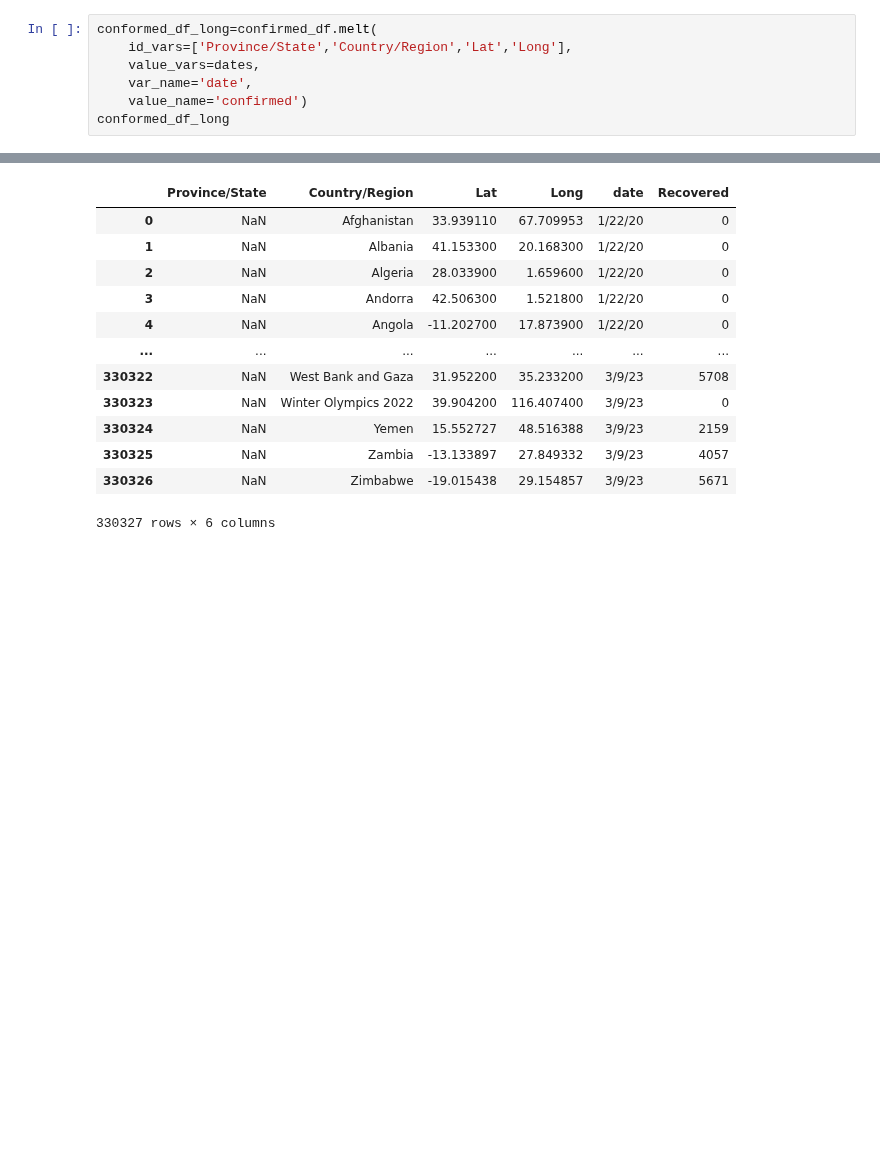
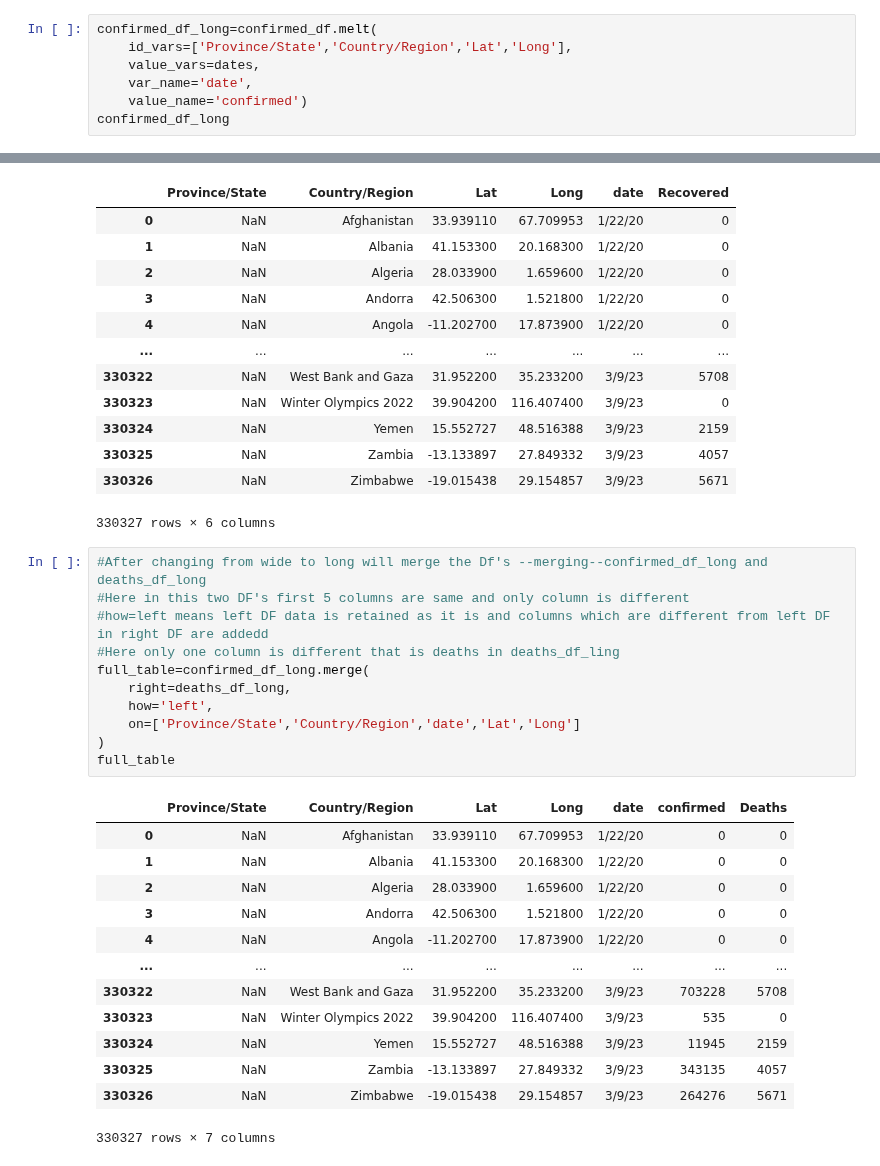
Before and after one commit to ramnagella/Demo, a Jupyter notebook: DA_Day11.ipynb, the cells around one changed output, grey strips where cells are left out. Drawn from its saved outputs; the diff is of its cells as text; blank space fills up the shorter version.

```diff
--- a/DA_Day11.ipynb
+++ b/DA_Day11.ipynb
@@ -216,12 +216,12 @@ conformed_df_long
 | 330326 | NaN | Zimbabwe | -19.015438 | 29.154857 | 3/9/23 | 264276 |
 330327 rows × 6 columns
 # %%
-conformed_df_long=confirmed_df.melt(
+confirmed_df_long=confirmed_df.melt(
     id_vars=['Province/State','Country/Region','Lat','Long'],
     value_vars=dates,
     var_name='date',
     value_name='confirmed')
-conformed_df_long
+confirmed_df_long
 # %% [output]
 |  | Province/State | Country/Region | Lat | Long | date | confirmed |
 | 0 | NaN | Afghanistan | 33.939110 | 67.709953 | 1/22/20 | 0 |
@@ -298,3 +298,28 @@ recovered_df_long
 | 330325 | NaN | Zambia | -13.133897 | 27.849332 | 3/9/23 | 4057 |
 | 330326 | NaN | Zimbabwe | -19.015438 | 29.154857 | 3/9/23 | 5671 |
 330327 rows × 6 columns
+# %%
+#After changing from wide to long will merge the Df's --merging--confirmed_df_long and deaths_df_long
+#Here in this two DF's first 5 columns are same and only column is different
+#how=left means left DF data is retained as it is and columns which are different from left DF in right DF are addedd
+#Here only one column is different that is deaths in deaths_df_ling
+full_table=confirmed_df_long.merge(
+    right=deaths_df_long,
+    how='left',
+    on=['Province/State','Country/Region','date','Lat','Long']
+)
+full_table
+# %% [output]
+|  | Province/State | Country/Region | Lat | Long | date | confirmed | Deaths |
+| 0 | NaN | Afghanistan | 33.939110 | 67.709953 | 1/22/20 | 0 | 0 |
+| 1 | NaN | Albania | 41.153300 | 20.168300 | 1/22/20 | 0 | 0 |
+| 2 | NaN | Algeria | 28.033900 | 1.659600 | 1/22/20 | 0 | 0 |
+| 3 | NaN | Andorra | 42.506300 | 1.521800 | 1/22/20 | 0 | 0 |
+| 4 | NaN | Angola | -11.202700 | 17.873900 | 1/22/20 | 0 | 0 |
+| ... | ... | ... | ... | ... | ... | ... | ... |
+| 330322 | NaN | West Bank and Gaza | 31.952200 | 35.233200 | 3/9/23 | 703228 | 5708 |
+| 330323 | NaN | Winter Olympics 2022 | 39.904200 | 116.407400 | 3/9/23 | 535 | 0 |
+| 330324 | NaN | Yemen | 15.552727 | 48.516388 | 3/9/23 | 11945 | 2159 |
+| 330325 | NaN | Zambia | -13.133897 | 27.849332 | 3/9/23 | 343135 | 4057 |
+| 330326 | NaN | Zimbabwe | -19.015438 | 29.154857 | 3/9/23 | 264276 | 5671 |
+330327 rows × 7 columns
```
Also changed, not shown: parts of 1 cell of this notebook.
